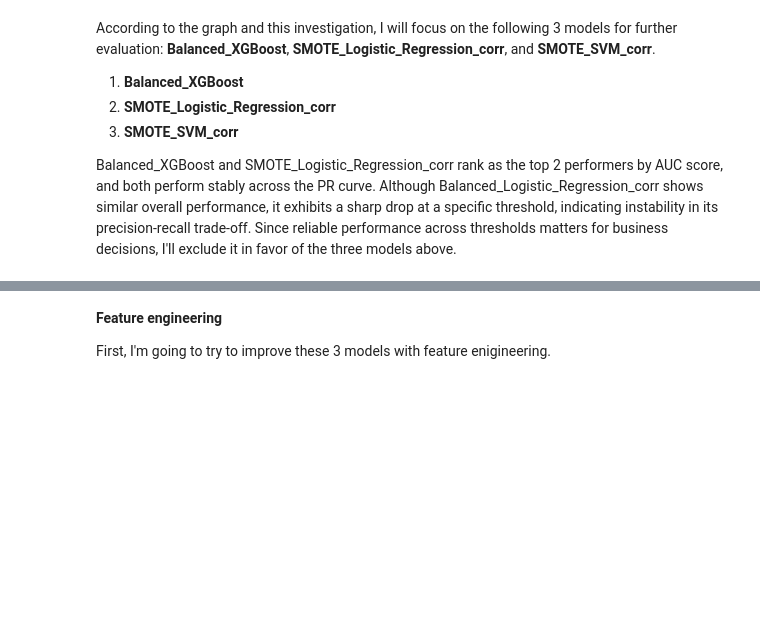
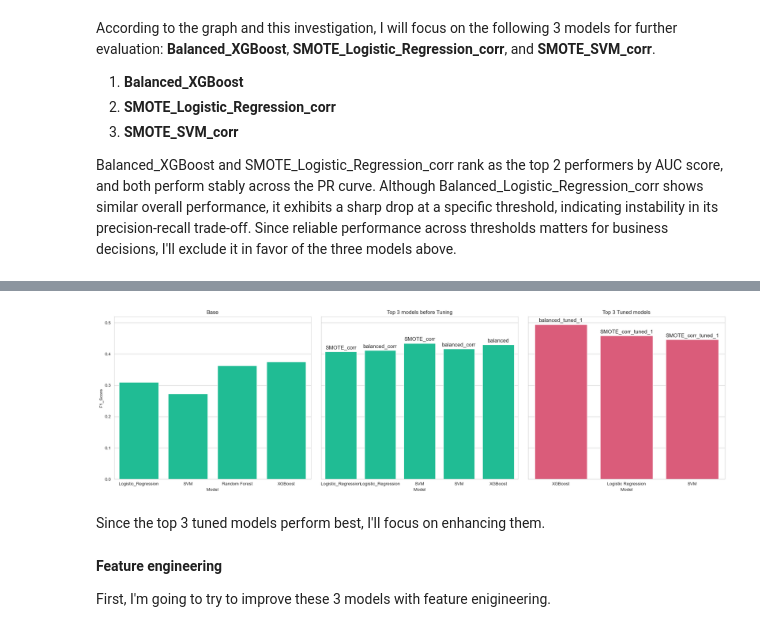
Before and after one commit to Itaru2018/bankmarketing_jupyter, a Jupyter notebook: Bank_Marketing.ipynb, the cells around one changed output, grey strips where cells are left out. Saved outputs shown, nothing was run; the diff lists cells and outputs as text; code cells hidden in the pictures; blank space fills up the shorter version.

```diff
--- a/Bank_Marketing.ipynb
+++ b/Bank_Marketing.ipynb
@@ -1397,0 +1466,4 @@ Although Balanced_Logistic_Regression_corr shows similar overall performance, it
+# %%
+# Make a combined label column for clearer axis labels in plots of top 5 and top 3 models
+# This is because they have mixed hyperparameter tuning or preprocessing types in the same plots unlike the earlier grouped plots I have used
+results_df['Plot_label'] = results_df['Model'] + ['_'] + results_df['Type']
@@ -1397,0 +1520,4 @@ Although Balanced_Logistic_Regression_corr shows similar overall performance, it
+# %%
+# Slice the base models
+base_models = results_df.loc[results_df['Type']=='Base', :]
+base_models
@@ -1398,3 +1530,61 @@ Although Balanced_Logistic_Regression_corr shows similar overall performance, it
+# %%
+# Define the grid and set the same ticks for y axis
+fig, axes = plt.subplots(1, 3, figsize=(20, 6), sharey=True)
+
+# Plot the base models
+sns.barplot(data=base_models, x='Model', y='F1_Score', ax=axes[0], color=palette_1[0])
+axes[0].set_title('Base')
+
+
+# Plot the first 5 promising models before the tuning
+sns.barplot(data=promising_models_before_tune_sorted,  x='Plot_label', y='F1_Score',ax=axes[1], color=palette_1[0])
+axes[1].set_title('Top 3 models before Tuning')
+axes[1].set_xticks(range(len(promising_models_before_tune_sorted )))
+axes[1].set_xticklabels(promising_models_before_tune_sorted['Model'])
+axes[1].set_xlabel('Model')
+
+# Annotate Type above each bar
+for i, bar in enumerate(axes[1].patches):
+    height_t5_1 = bar.get_height()
+    model_type_t5_1 = promising_models_before_tune_sorted['Type'].iloc[i]
+    axes[1].annotate(
+        model_type_t5_1,
+        xy=(bar.get_x() + bar.get_width() / 2, height_t5_1),
+        xytext=(0, 3),
+        textcoords='offset points',
+        ha='center',
+        va='bottom',
+        fontsize=12,
+    )
+
+# Plot the top 3 tuned models
+# Highlight the plot to help visualize the model selection (see the markdown below)
+sns.barplot(data=tuned_models_t3, x='Plot_label', y='F1_Score', ax=axes[2], color=palette_1[1])
+axes[2].set_title('Top 3 Tuned models')
+axes[2].set_xticks(range(len(tuned_models_t3)))
+axes[2].set_xticklabels(tuned_models_t3['Model'])
+axes[2].set_xlabel('Model')
+
+# Annotate Type above each bar
+for i, bar in enumerate(axes[2].patches):
+    height_t3_1 = bar.get_height()
+    model_type_t3_1 = tuned_models_t3['Type'].iloc[i]
+    axes[2].annotate(
+        model_type_t3_1,
+        xy=(bar.get_x() + bar.get_width() / 2, height_t3_1),
+        xytext=(0,3),
+        textcoords='offset points',
+        ha='center',
+        va='bottom',
+        fontsize=12
+    )
+
+plt.tight_layout()
+plt.show()
+# %% [output]
+[figure, added]
+# %% [markdown]
+Since the top 3 tuned models perform best, I'll focus on enhancing them.
 # %% [markdown]
 **Feature engineering**
 
```
Also changed, not shown: parts of 64 cells of this notebook, 6 other files.
